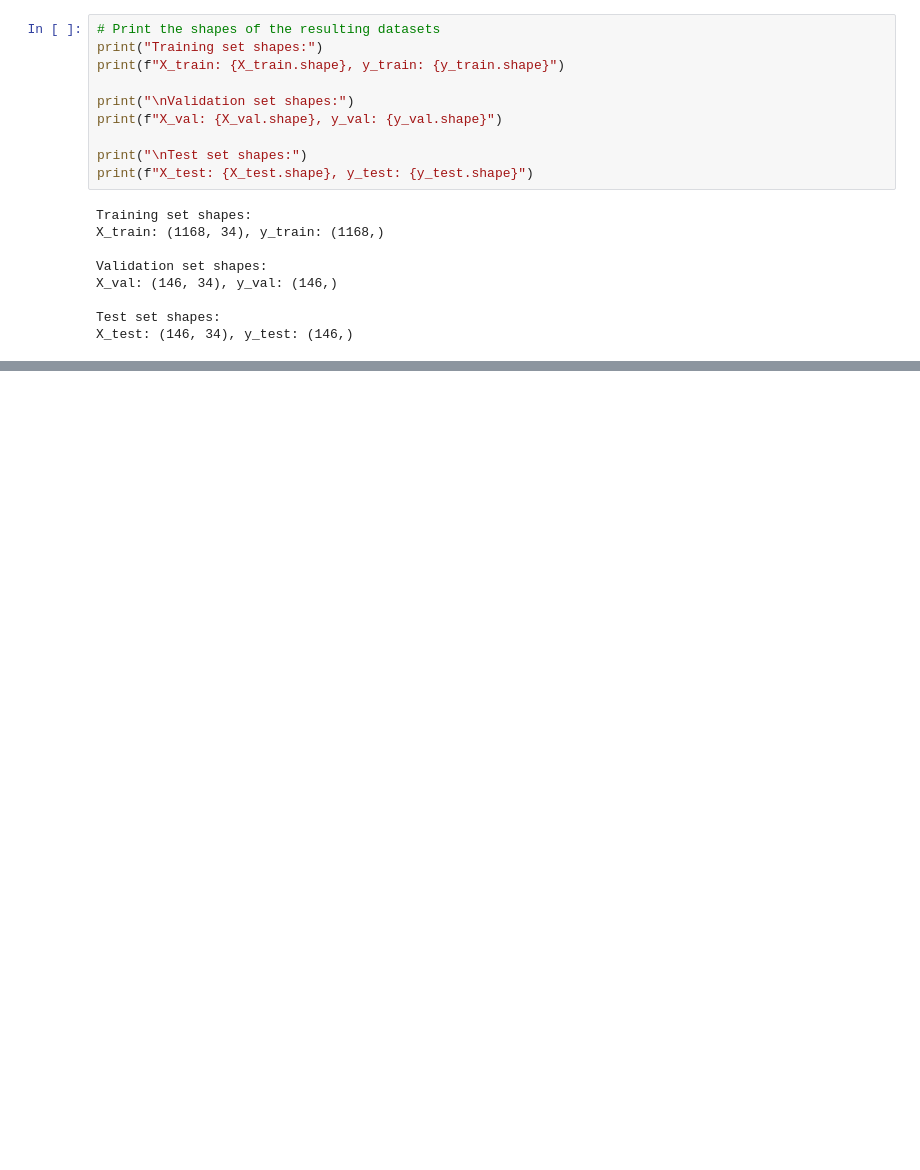
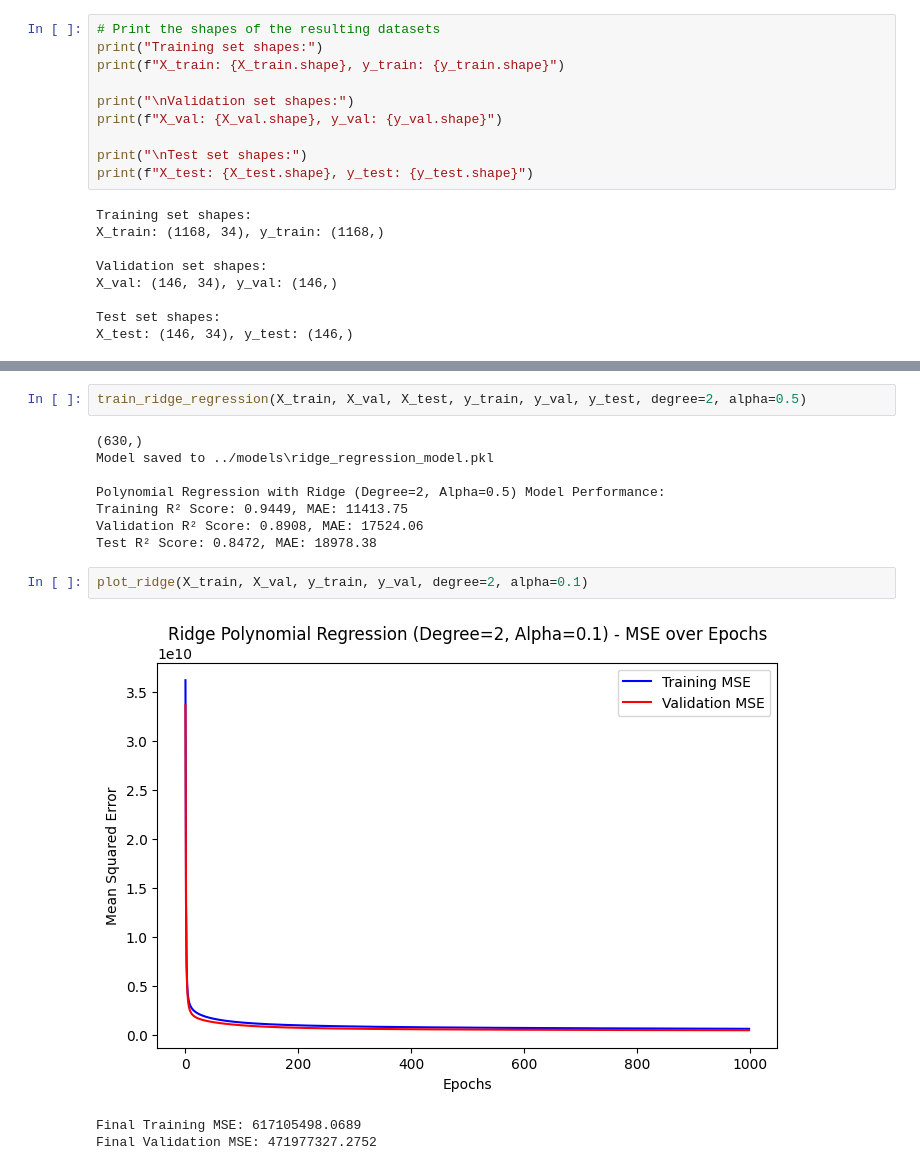
Before and after one commit to Laila4563/House-Prices-Prediction-Project, a Jupyter notebook: pipeline/training_pipeline.ipynb, the cells around one changed output, grey strips where cells are left out. Cells and saved outputs as stored; diff of their text form; blank space fills up the shorter version.

```diff
--- a/pipeline.ipynb
+++ b/pipeline/training_pipeline.ipynb
@@ -1334,0 +644,16 @@ Test R² Score: 0.8873, MAE: 16520.89
+# %%
+train_ridge_regression(X_train, X_val, X_test, y_train, y_val, y_test, degree=2, alpha=0.5)
+# %% [output]
+(630,)
+Model saved to ../models\ridge_regression_model.pkl
+
+Polynomial Regression with Ridge (Degree=2, Alpha=0.5) Model Performance:
+Training R² Score: 0.9449, MAE: 11413.75
+Validation R² Score: 0.8908, MAE: 17524.06
+Test R² Score: 0.8472, MAE: 18978.38
+# %%
+plot_ridge(X_train, X_val, y_train, y_val, degree=2, alpha=0.1)
+# %% [output]
+[figure, added]
+Final Training MSE: 617105498.0689
+Final Validation MSE: 471977327.2752
```
Also changed, not shown: parts of 60 cells of this notebook, 15 other files.
